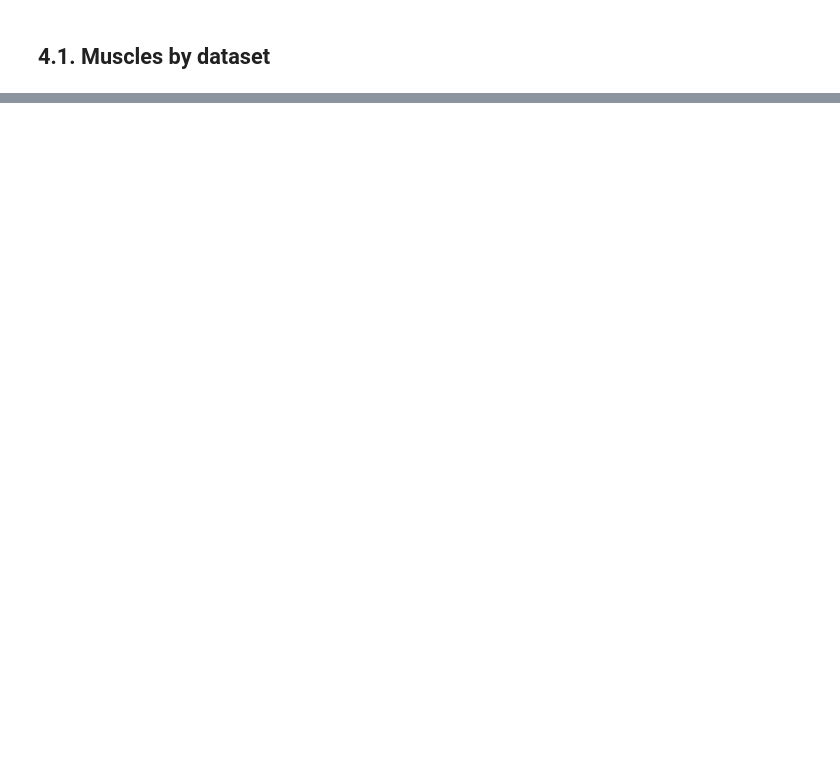
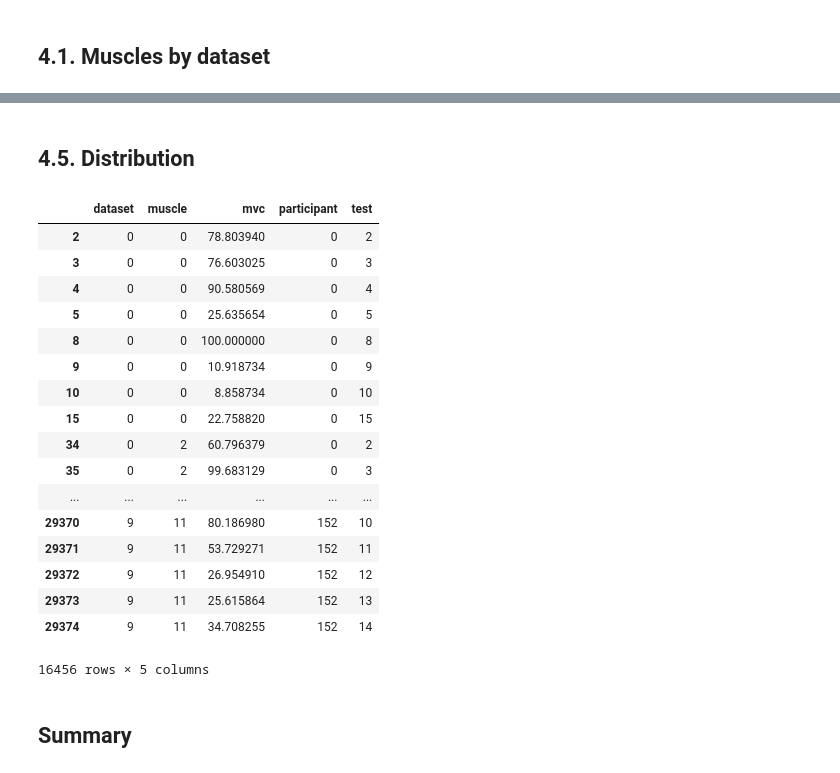
Before and after one commit to romainmartinez/mvc, a Jupyter notebook: mvc.ipynb, the cells around one changed output, grey strips where cells are left out. Saved outputs shown, nothing was run; the diff lists cells and outputs as text; code cells hidden in the pictures; blank space fills up the shorter version.

Commit message:
max by test (normalized)

```diff
--- a/mvc.ipynb
+++ b/mvc.ipynb
@@ -198,0 +305,26 @@ py.iplot(muscle_by_dataset, filename='mvc/muscle_by_dataset')
+# %% [markdown]
+## 4.5. Distribution
+# %%
+def plot_mvc_distribution(d):
+    for imuscle in d['muscle'].unique():
+# %% [output]
+|  | dataset | muscle | mvc | participant | test |
+| 2 | 0 | 0 | 78.803940 | 0 | 2 |
+| 3 | 0 | 0 | 76.603025 | 0 | 3 |
+| 4 | 0 | 0 | 90.580569 | 0 | 4 |
+| 5 | 0 | 0 | 25.635654 | 0 | 5 |
+| 8 | 0 | 0 | 100.000000 | 0 | 8 |
+| 9 | 0 | 0 | 10.918734 | 0 | 9 |
+| 10 | 0 | 0 | 8.858734 | 0 | 10 |
+| 15 | 0 | 0 | 22.758820 | 0 | 15 |
+| 34 | 0 | 2 | 60.796379 | 0 | 2 |
+| 35 | 0 | 2 | 99.683129 | 0 | 3 |
+| ... | ... | ... | ... | ... | ... |
+| 29370 | 9 | 11 | 80.186980 | 152 | 10 |
+| 29371 | 9 | 11 | 53.729271 | 152 | 11 |
+| 29372 | 9 | 11 | 26.954910 | 152 | 12 |
+| 29373 | 9 | 11 | 25.615864 | 152 | 13 |
+| 29374 | 9 | 11 | 34.708255 | 152 | 14 |
+16456 rows × 5 columns
+# %% [markdown]
+## Summary
```
Also changed, not shown: parts of 16 cells of this notebook.
